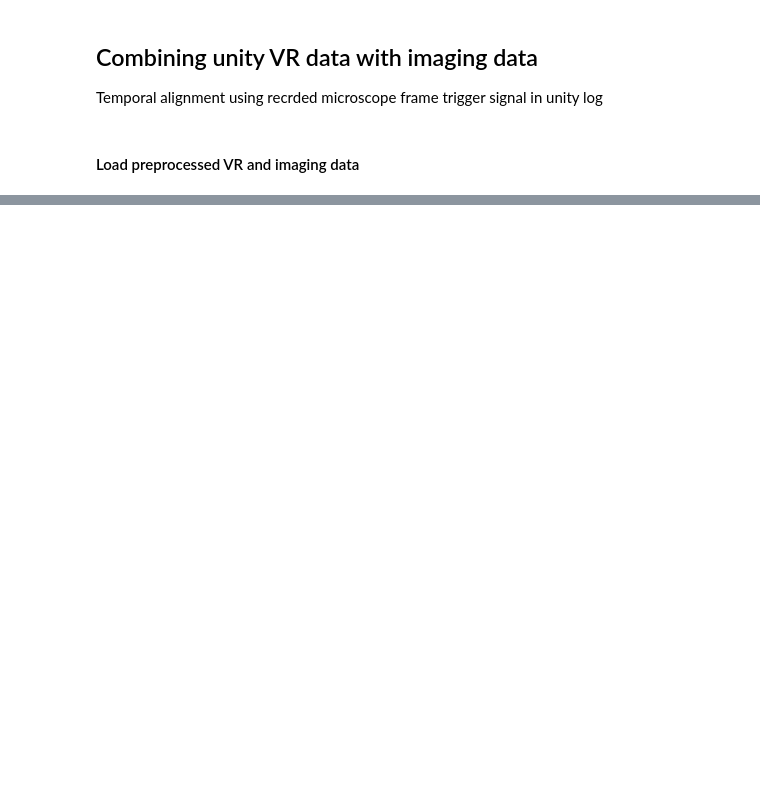
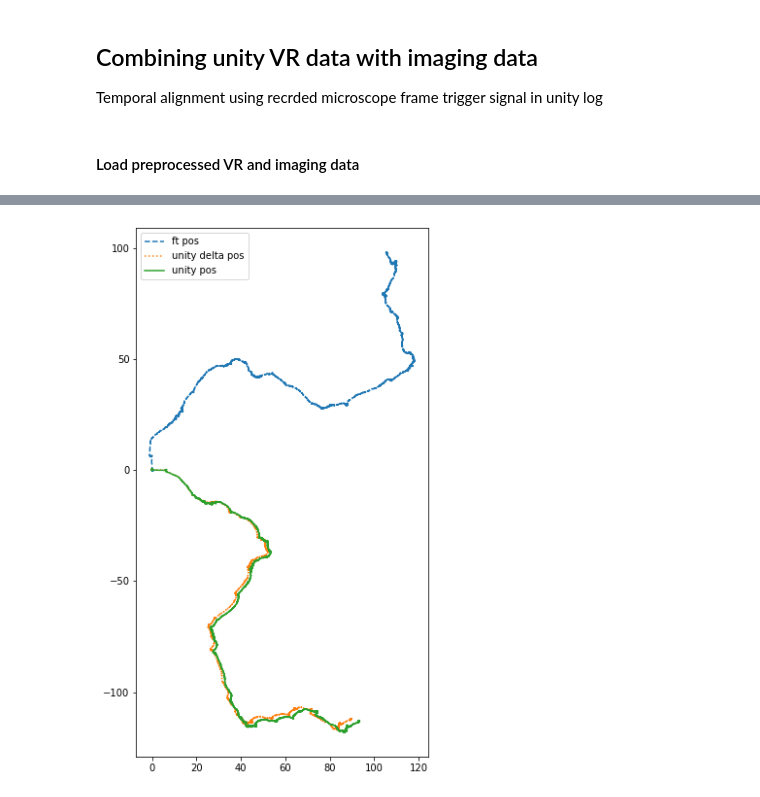
Before and after one commit to hjmh/unityvr, a Jupyter notebook: unityvr/scripts/combineUnityVRandImaging.ipynb, the cells around one changed output, grey strips where cells are left out. Cells and saved outputs as stored; diff of their text form; code cells hidden in the pictures; blank space fills up the shorter version.

```diff
--- a/unityvr/scripts/combineUnityVRandImaging.ipynb
+++ b/unityvr/scripts/combineUnityVRandImaging.ipynb
@@ -89,0 +57,46 @@ plt.axis('equal');
+# %%
+convfmm = 100
+convf = 0.047 * convfmm
+
+# add derrived parameter to positional dataframe
+uvrDat.posDf['vT'] = np.hypot(np.gradient(uvrDat.posDf.x.values*convfmm),
+                              np.gradient(uvrDat.posDf.y.values*convfmm))*(1/uvrDat.posDf.dt)
+
+testypos = np.cumsum(uvrDat.posDf.dy.values*convfmm*np.cos(np.pi/180*uvrDat.posDf.angle.values) - uvrDat.posDf.dx.values*convfmm*np.sin(np.pi/180*uvrDat.posDf.angle.values))
+testxpos = np.cumsum(uvrDat.posDf.dy.values*convfmm*np.sin(np.pi/180*uvrDat.posDf.angle.values) + uvrDat.posDf.dx.values*convfmm*np.cos(np.pi/180*uvrDat.posDf.angle.values))
+#vttest= np.hypot(np.gradient(testxpos),np.gradient(testypos) )*(1/uvrDat.posDf.dt)
+
+#uvrDat.posDf['vF'] = np.gradient(uvrDat.posDf.x.values*convfmm)
+#uvrDat.posDf['vS'] = np.gradient(uvrDat.posDf.S.values*convfmm)
+uvrDat.posDf['vR'] = np.gradient(np.unwrap(uvrDat.posDf.angle.values))
+
+# filter values
+from scipy.signal import savgol_filter
+order = 3
+window = 7
+
+uvrDat.posDf['vT_filt'] = savgol_filter(uvrDat.posDf.vT, window, order)
+uvrDat.posDf['vR_filt'] = savgol_filter(uvrDat.posDf.vR, window, order)
+
+if not len(uvrDat.ftDf) == 0:
+    fta = -np.cumsum(uvrDat.ftDf['dz'])
+    ftf = uvrDat.ftDf['dy'] * convf
+    fts = uvrDat.ftDf['dx'] * convf
+
+    ftdx = ftf*np.cos(fta) - fts*np.sin(fta)
+    ftdy = ftf*np.sin(fta) + fts*np.cos(fta)
+
+    ftx = np.cumsum(ftdx)
+    fty = np.cumsum(ftdy)
+
+    ftvt = np.hypot(ftdx, ftdy)
+
+fig, axs = plt.subplots(1,1,figsize=(10,10))
+if not len(uvrDat.ftDf) == 0:
+    axs.plot(ftx, fty,'--', label='ft pos')
+axs.plot(testxpos, testypos,':', label='unity delta pos')
+axs.plot(uvrDat.posDf['x']*convfmm, uvrDat.posDf['y']*convfmm, label='unity pos')
+axs.legend()
+axs.set_aspect('equal')
+# %% [output]
+[figure, added]
```
Also changed, not shown: parts of 22 cells of this notebook.
